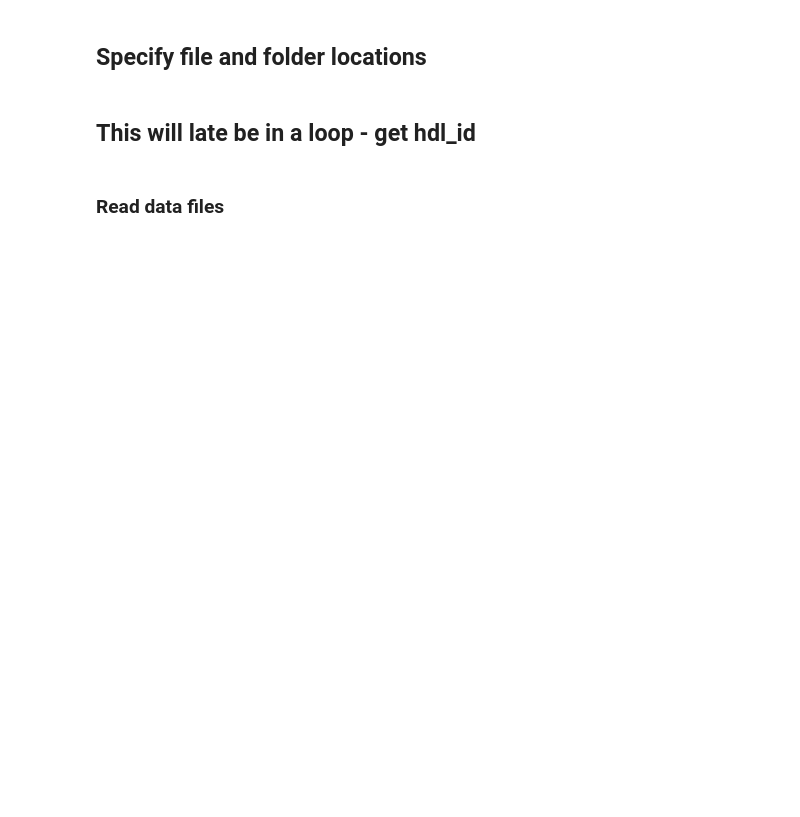
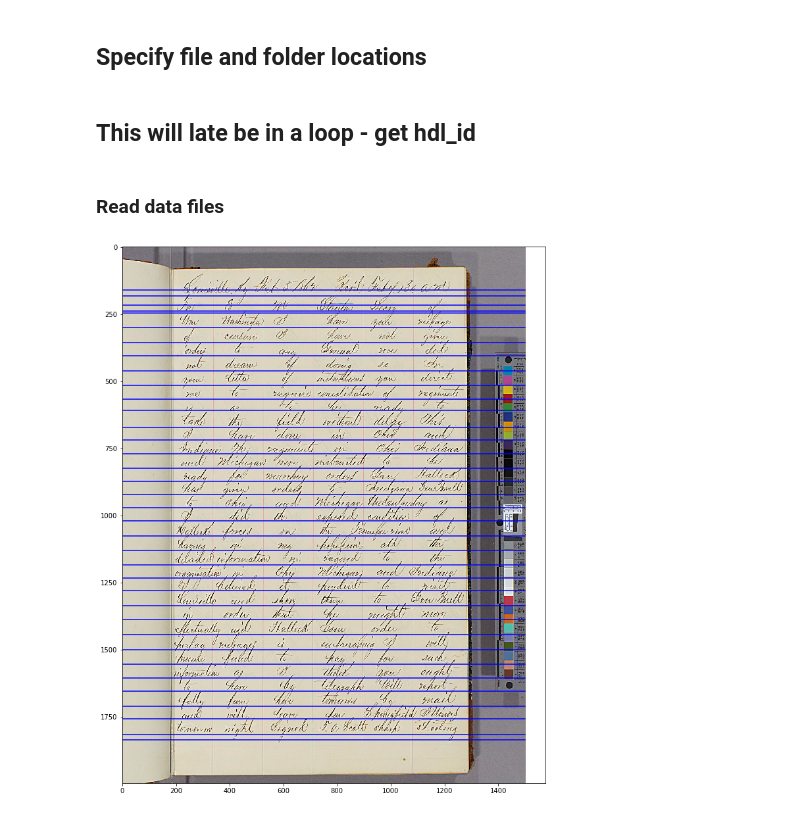
Before and after one commit to danhan52/text_segmentation, a Jupyter notebook: DCW_segmentation_experiment.ipynb, the cells around one changed output. Cells and saved outputs as stored; diff of their text form; code cells hidden in the pictures; blank space fills up the shorter version.

```diff
--- a/DCW_segmentation_experiment.ipynb
+++ b/DCW_segmentation_experiment.ipynb
@@ -52,7 +54,7 @@ lineInfo = lineInfo.format(mss_label=mssLabel)
 # subject file
 subj = pd.read_csv(subjFile)
 # get only the workflow from the live project
-subj = subj[subj['workflow_id'] == 1874]
+subj = subj.loc[subj['workflow_id'] == 1874]
 
 # get metadata in dictionary format
 subj["meta_json"] = [json.loads(q) for q in subj["metadata"]]
@@ -72,3 +74,12 @@ subj = subj[~filt]
 # remove the first few pages because they tended to be blank
 filt = subj["hdl_id"].str.contains("mssEC_\d\d_00[1-6]")
 subj = subj[~filt]
+
+# consensus file (by line)
+cons = pd.read_csv(consensusFile, sep="@@", engine="python").drop_duplicates()
+
+# combine the two and sift out unneeded columns
+allTelegramInfo = pd.merge(cons, subj, on="hdl_id", suffixes=["_cons", "_subj"])
+idAndUrl = allTelegramInfo.loc[:,["hdl_id", "url_cons"]].drop_duplicates()
+transcriptionsByLine = allTelegramInfo.loc[:,["hdl_id", "bestLineIndex", "consensus_text",
+                                       "y_loc", "len_wordlist"]]
@@ -80,0 +86,11 @@ tele = pd.merge(cons, subj, on="hdl_id", suffixes=["_cons", "_subj"])
+# %%
+# for each image:
+i = 0
+hdl_id = idAndUrl.loc[i, "hdl_id"]
+let, grey = readImg(idAndUrl.loc[i, "url_cons"])#, True)
+linesForTele = transcriptionsByLine.loc[transcriptionsByLine["hdl_id"] == hdl_id]
+linesForTele.loc[:,"y1"] = [eval(l)[0] for l in linesForTele.loc[:,"y_loc"]]
+# %%
+plotBoxes(let, linesForTele.loc[:, "y1"])
+# %% [output]
+[figure, added]
```
Also changed, not shown: parts of 4 cells of this notebook, 3 other files.
